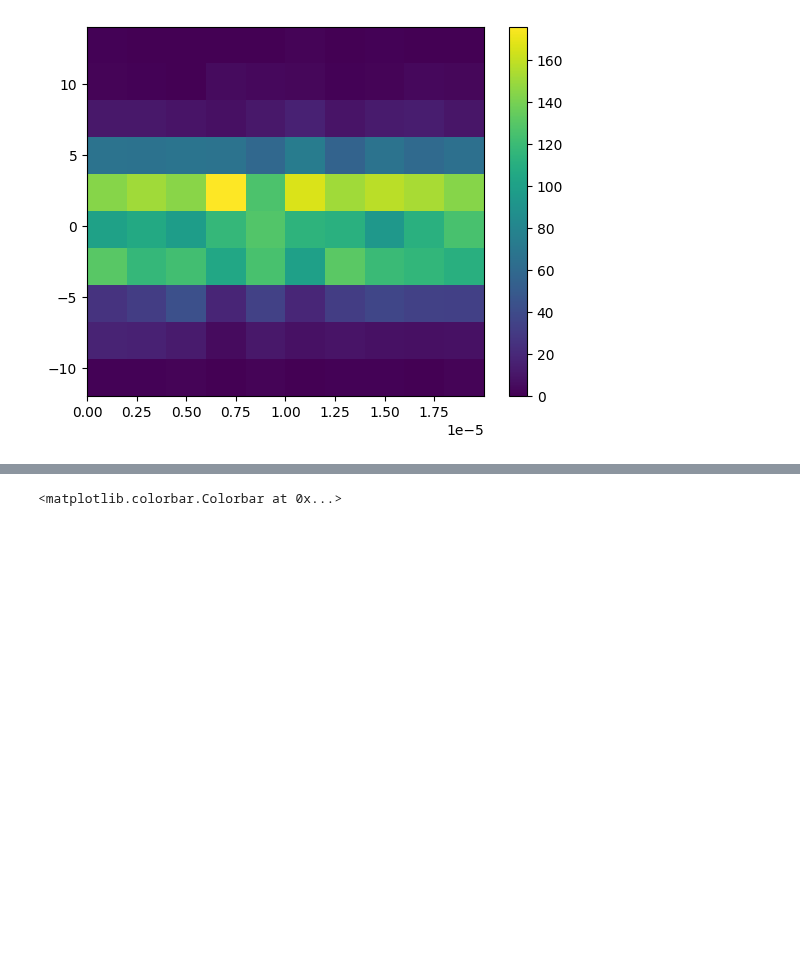
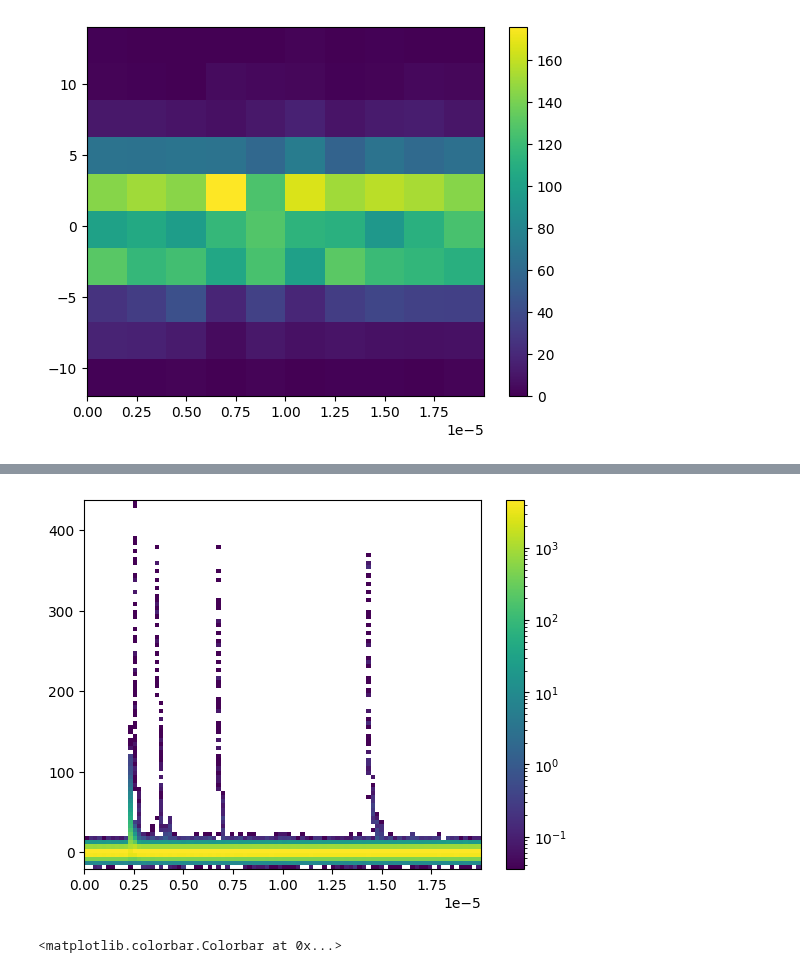
Before and after one commit to CIEMAT-Neutrino/SCINT, a Jupyter notebook: notebooks/laura.ipynb, the cells around one changed output, grey strips where cells are left out. Drawn from its saved outputs; the diff is of its cells as text; code cells hidden in the pictures; blank space fills up the shorter version.

```diff
--- a/notebooks/laura.ipynb
+++ b/notebooks/laura.ipynb
@@ -115,0 +117,7 @@ plt.show()
+# %%
+sc = plt.hist2d(x,y,density=True,bins=90, cmap = mpl.cm.viridis, norm=LogNorm())
+
+plt.colorbar()
+plt.show()
+# %% [output]
+[figure, added]
```
Also changed, not shown: parts of 2 cells of this notebook.
